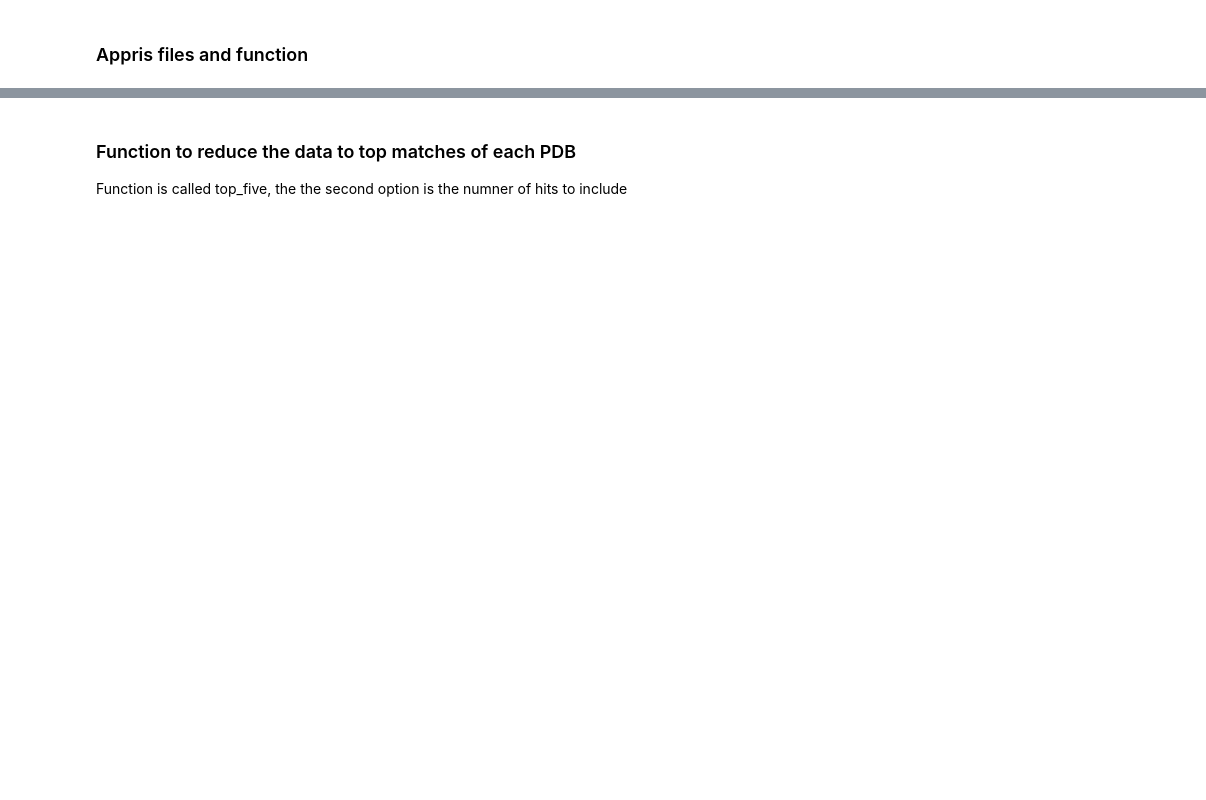
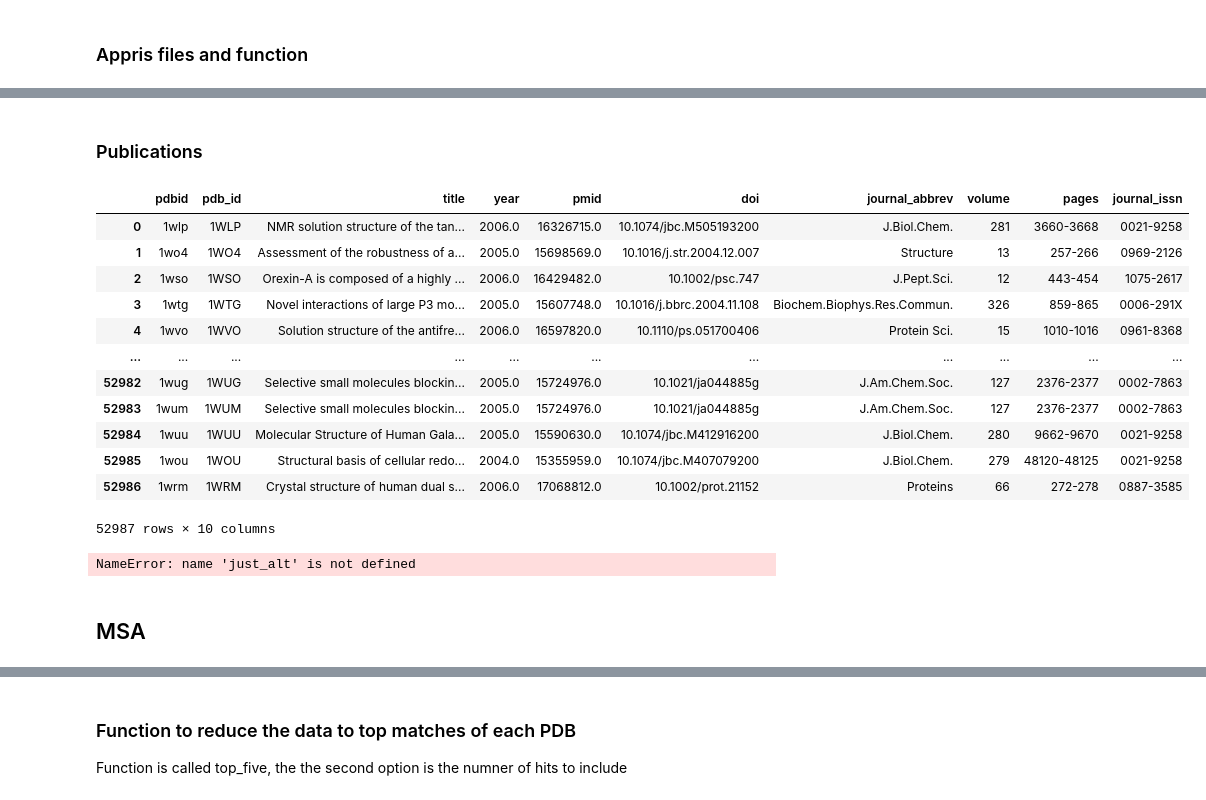
Before and after one commit to sheynkman-lab/pdb-isoform-analysis, a Jupyter notebook: analyze_results.ipynb, the cells around one changed output, grey strips where cells are left out. Cells and saved outputs as stored; diff of their text form; code cells hidden in the pictures; blank space fills up the shorter version.

```diff
--- a/analyze_results.ipynb
+++ b/analyze_results.ipynb
@@ -68,0 +514,19 @@ blast_df
+# %% [markdown]
+### Publications
+# %%
+publications = pd.read_csv('Data/pdb_publications.tsv', sep = '\t' )
+publications
+# %% [output]
+|  | pdbid | pdb_id | title | year | pmid | doi | journal_abbrev | volume | pages | journal_issn |
+| 0 | 1wlp | 1WLP | NMR solution structure of the tan... | 2006.0 | 16326715.0 | 10.1074/jbc.M505193200 | J.Biol.Chem. | 281 | 3660-3668 | 0021-9258 |
+| 1 | 1wo4 | 1WO4 | Assessment of the robustness of a... | 2005.0 | 15698569.0 | 10.1016/j.str.2004.12.007 | Structure | 13 | 257-266 | 0969-2126 |
+| 2 | 1wso | 1WSO | Orexin-A is composed of a highly ... | 2006.0 | 16429482.0 | 10.1002/psc.747 | J.Pept.Sci. | 12 | 443-454 | 1075-2617 |
+| 3 | 1wtg | 1WTG | Novel interactions of large P3 mo... | 2005.0 | 15607748.0 | 10.1016/j.bbrc.2004.11.108 | Biochem.Biophys.Res.Commun. | 326 | 859-865 | 0006-291X |
+| 4 | 1wvo | 1WVO | Solution structure of the antifre... | 2006.0 | 16597820.0 | 10.1110/ps.051700406 | Protein Sci. | 15 | 1010-1016 | 0961-8368 |
+| ... | ... | ... | ... | ... | ... | ... | ... | ... | ... | ... |
+| 52982 | 1wug | 1WUG | Selective small molecules blockin... | 2005.0 | 15724976.0 | 10.1021/ja044885g | J.Am.Chem.Soc. | 127 | 2376-2377 | 0002-7863 |
+| 52983 | 1wum | 1WUM | Selective small molecules blockin... | 2005.0 | 15724976.0 | 10.1021/ja044885g | J.Am.Chem.Soc. | 127 | 2376-2377 | 0002-7863 |
+| 52984 | 1wuu | 1WUU | Molecular Structure of Human Gala... | 2005.0 | 15590630.0 | 10.1074/jbc.M412916200 | J.Biol.Chem. | 280 | 9662-9670 | 0021-9258 |
+| 52985 | 1wou | 1WOU | Structural basis of cellular redo... | 2004.0 | 15355959.0 | 10.1074/jbc.M407079200 | J.Biol.Chem. | 279 | 48120-48125 | 0021-9258 |
+| 52986 | 1wrm | 1WRM | Crystal structure of human dual s... | 2006.0 | 17068812.0 | 10.1002/prot.21152 | Proteins | 66 | 272-278 | 0887-3585 |
+52987 rows × 10 columns
@@ -68,0 +536,29 @@ blast_df
+# %%
+#for just_alt, get pdbs and return t/f if in publications
+pdb_list = []
+pubs = []
+unpublished = set()
+for gene in list(just_alt):
+    published = 0
+    #print (gene)
+    pdbs_for_genes_df = non_appris_pdbs[ non_appris_pdbs['sseqid'].str.startswith(gene)]
+    #print (f'{len(pdbs_for_genes_df)} pdbs')
+    for pdb in pdbs_for_genes_df['qseqid']:
+        #print (pdb, end ="")
+        if pdb[0:4] in publications['pdbid'].to_list():
+            published = 1
+            #print (f' published')
+        #else:
+            #print (' unpublished')
+    #print()
+    #print (f'pdb_list for {gene} is {pdb_list}')
+    if published == 0:
+        unpublished.add(gene)
+#pdbs_for_genes_df
+#pdbs_for_genes_df = non_appris_pdbs[ non_appris_pdbs['sseqid'].str.startswith('DCD')]
+print (f'unpublished list is {unpublished}')
+#print (pdb_list)
+# %% [output]
+NameError: name 'just_alt' is not defined
+# %% [markdown]
+## MSA
```
Also changed, not shown: parts of 77 cells of this notebook, 2 other files.
